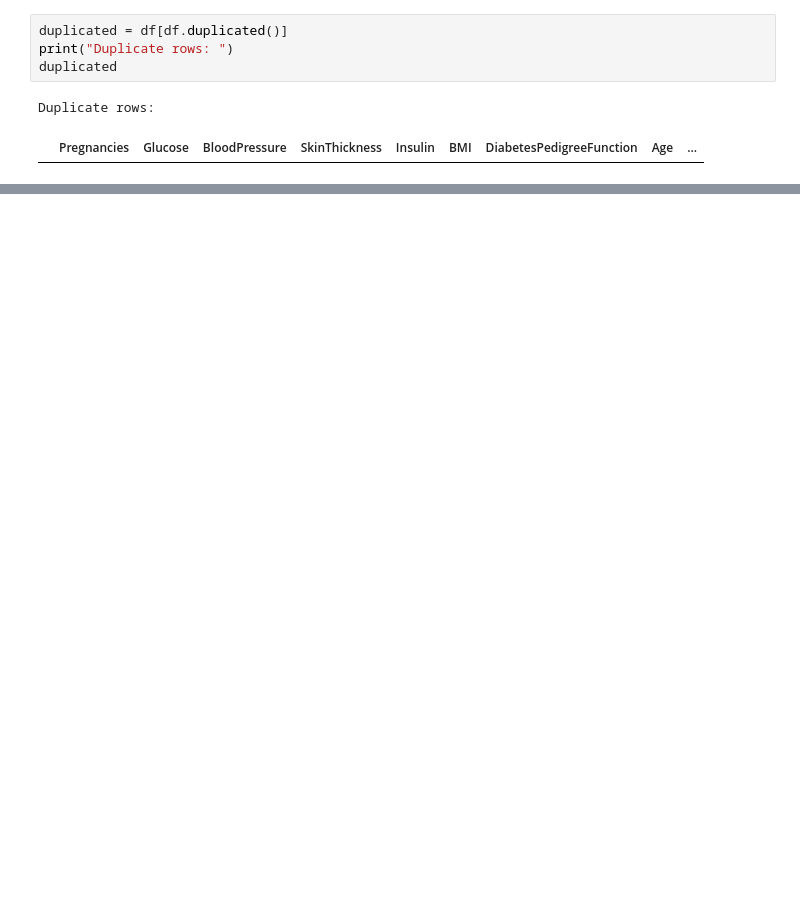
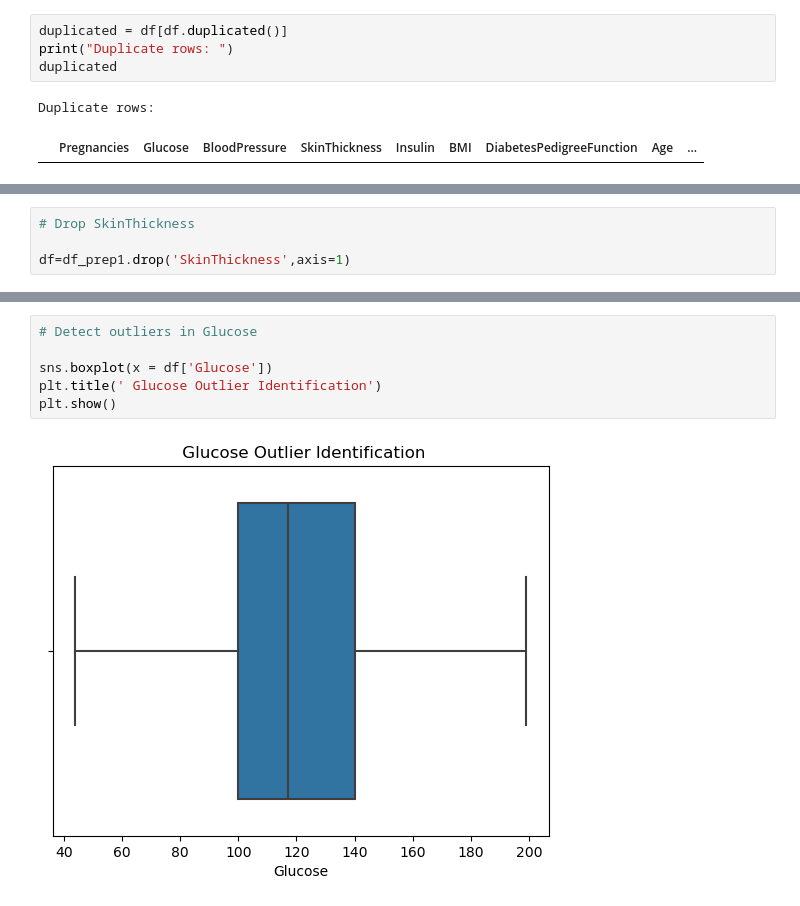
Before and after one commit to kralfafara/Diabetes-Prediction-Analysis, a Jupyter notebook: Diabetes-Prediction-Analysis.ipynb, the cells around one changed output, grey strips where cells are left out. Drawn from its saved outputs; the diff is of its cells as text; blank space fills up the shorter version.

```diff
--- a/Diabetes-Prediction-Analysis.ipynb
+++ b/Diabetes-Prediction-Analysis.ipynb
@@ -326,0 +198,4 @@ Kolmogorov-Smirnov Test: statistic=0.9856770833333334, p-value=0.0
+# %%
+# Drop SkinThickness
+
+df=df_prep1.drop('SkinThickness',axis=1)
@@ -326,0 +214,8 @@ Kolmogorov-Smirnov Test: statistic=0.9856770833333334, p-value=0.0
+# %%
+# Detect outliers in Glucose
+
+sns.boxplot(x = df['Glucose'])
+plt.title(' Glucose Outlier Identification')
+plt.show()
+# %% [output]
+[figure, added]
```
Also changed, not shown: parts of 60 cells of this notebook.
